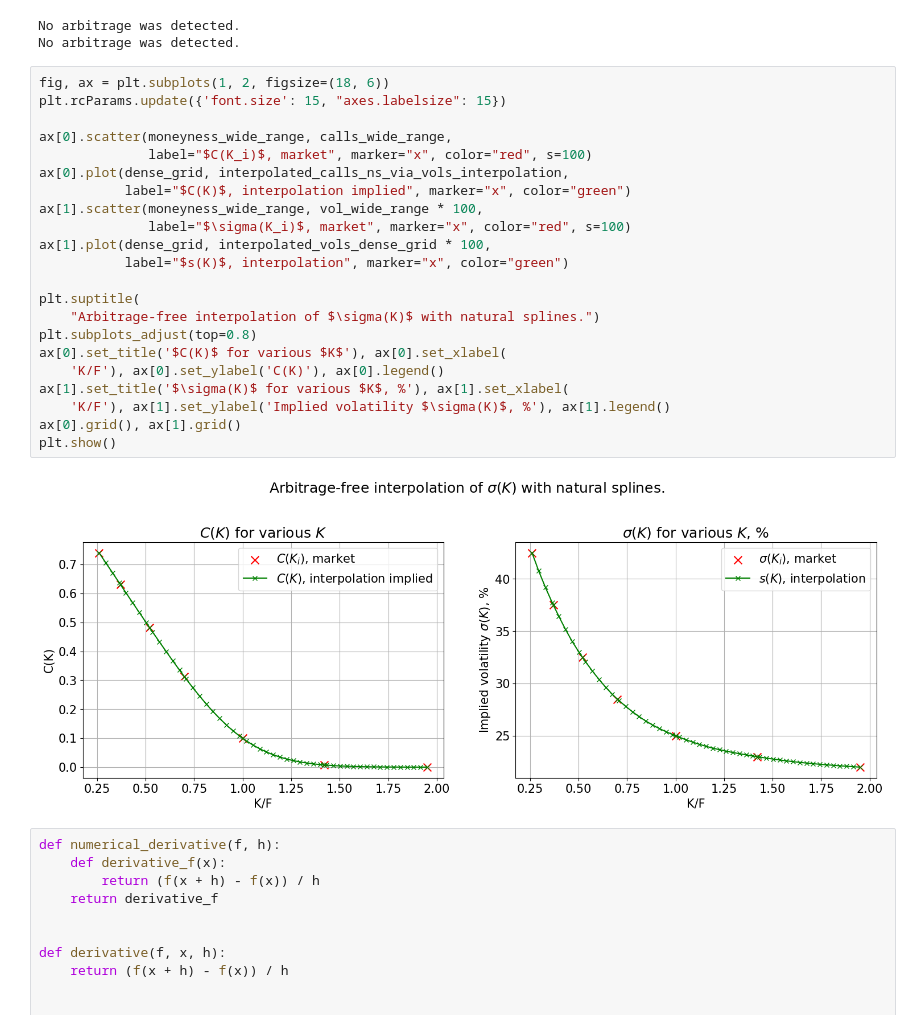
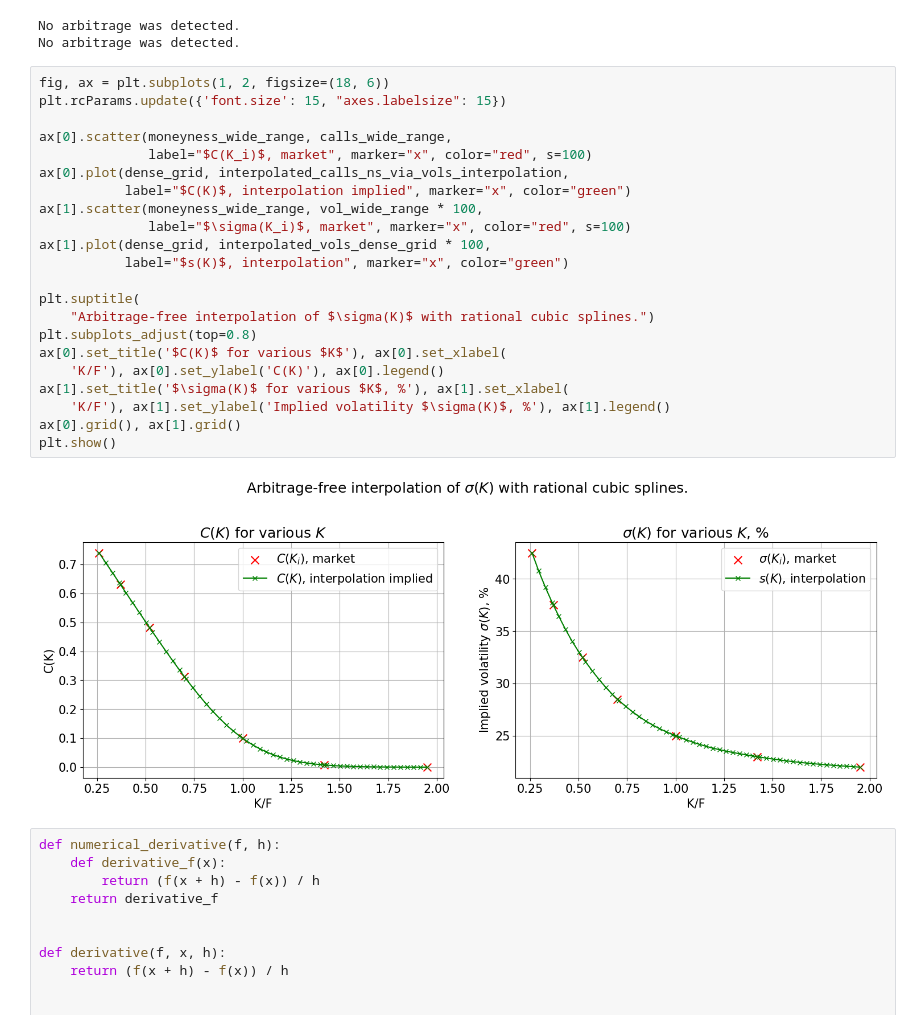
Before and after one commit to Cloda/Homeworks, a Jupyter notebook: VegaNumMethodsFinance/ExtraWork/Cherepakhin_NMF2024_Test.ipynb, the cells around one changed output. Drawn from its saved outputs; the diff is of its cells as text.

```diff
--- a/VegaNumMethodsFinance/ExtraWork/NMF 2024 - Test - Cherepakhin.ipynb
+++ b/VegaNumMethodsFinance/ExtraWork/Cherepakhin_NMF2024_Test.ipynb
@@ -610,27 +610,27 @@ No arbitrage was detected.
 # %%
 fig, ax = plt.subplots(1, 2, figsize=(18, 6))
 plt.rcParams.update({'font.size': 15, "axes.labelsize": 15})
 
 ax[0].scatter(moneyness_wide_range, calls_wide_range,
               label="$C(K_i)$, market", marker="x", color="red", s=100)
 ax[0].plot(dense_grid, interpolated_calls_ns_via_vols_interpolation,
            label="$C(K)$, interpolation implied", marker="x", color="green")
 ax[1].scatter(moneyness_wide_range, vol_wide_range * 100,
               label="$\sigma(K_i)$, market", marker="x", color="red", s=100)
 ax[1].plot(dense_grid, interpolated_vols_dense_grid * 100,
            label="$s(K)$, interpolation", marker="x", color="green")
 
 plt.suptitle(
-    "Arbitrage-free interpolation of $\sigma(K)$ with natural splines.")
+    "Arbitrage-free interpolation of $\sigma(K)$ with rational cubic splines.")
 plt.subplots_adjust(top=0.8)
 ax[0].set_title('$C(K)$ for various $K$'), ax[0].set_xlabel(
     'K/F'), ax[0].set_ylabel('C(K)'), ax[0].legend()
 ax[1].set_title('$\sigma(K)$ for various $K$, %'), ax[1].set_xlabel(
     'K/F'), ax[1].set_ylabel('Implied volatility $\sigma(K)$, %'), ax[1].legend()
 ax[0].grid(), ax[1].grid()
 plt.show()
 # %% [output]
-[figure, old version]
+[figure, new version]
 # %%
 def numerical_derivative(f, h):
     def derivative_f(x):
```
Also changed, not shown: parts of 14 cells of this notebook.
